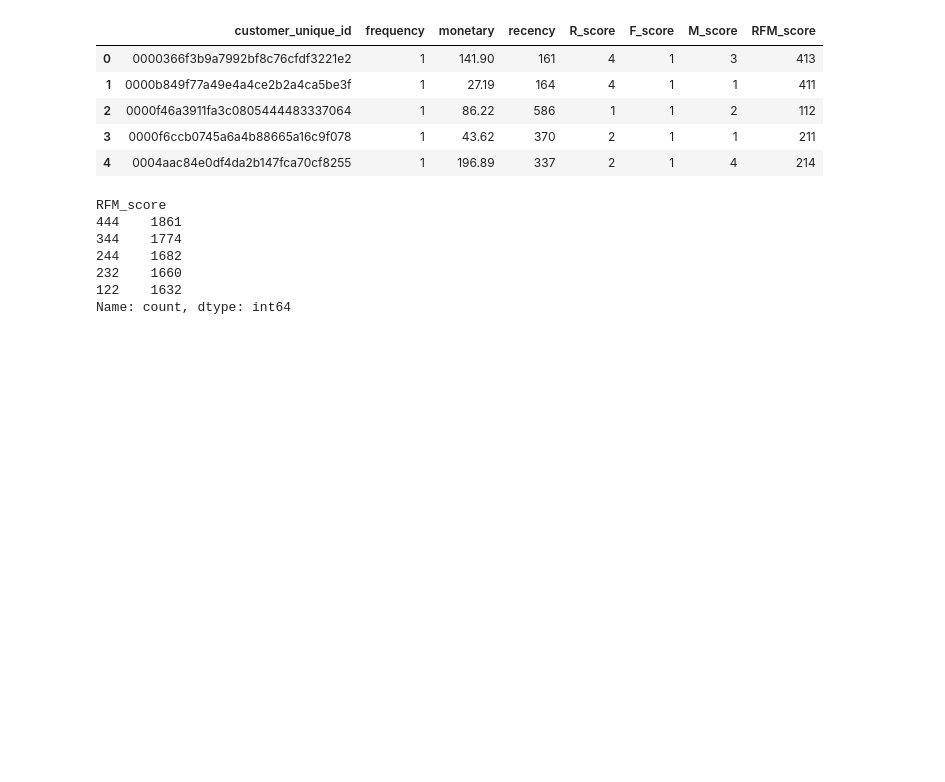
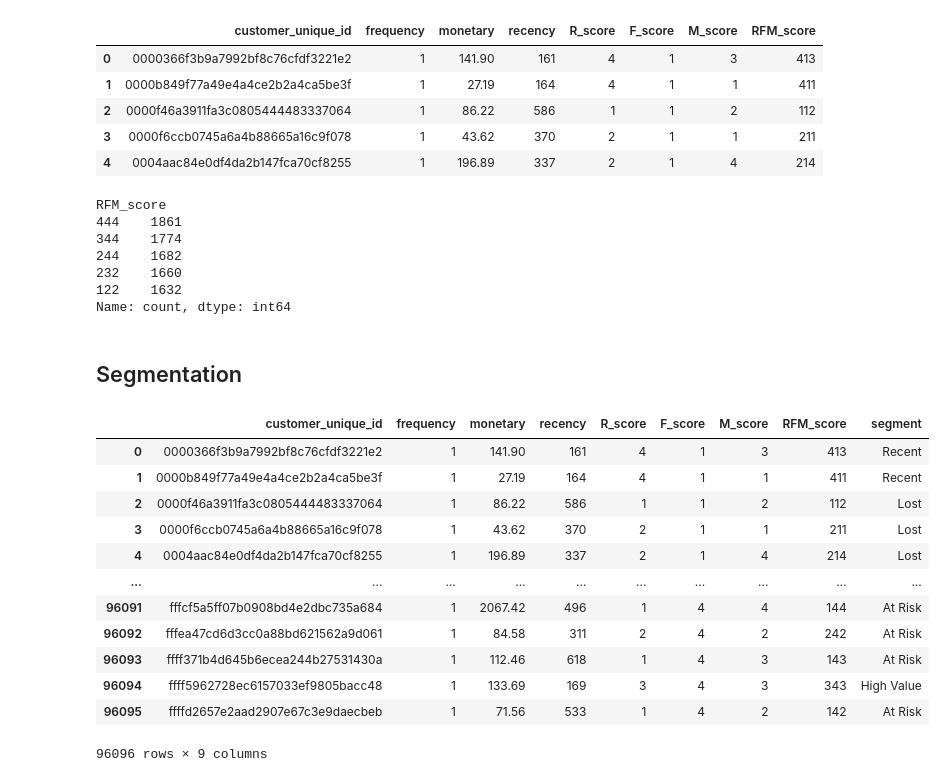
Before and after one commit to NoOne1007/ecommerce-customer-segmentation, a Jupyter notebook: notebooks/01_eda.ipynb, the cells around one changed output. Drawn from its saved outputs; the diff is of its cells as text; code cells hidden in the pictures; blank space fills up the shorter version.

```diff
--- a/notebooks/01_eda.ipynb
+++ b/notebooks/01_eda.ipynb
@@ -498,3 +509,24 @@ RFM_score
 232    1660
 122    1632
 Name: count, dtype: int64
+# %% [markdown]
+## Segmentation
+# %%
+def segment_customer(row):
+    if row["R_score"] >= 3 and row["F_score"] >= 3 and row["M_score"] >= 3:
+        return "High Value"
+
+    elif row["R_score"] >= 3 and row["F_score"] >= 2:
+        return "Loyal"
+
+    elif row["R_score"] >= 3 and row["F_score"] == 1:
+        return "Recent"
+
+    elif row["R_score"] <= 2 and row["F_score"] >= 3:
+        return "At Risk"
+
+    elif row["R_score"] <= 2 and row["F_score"] == 1:
+        return "Lost"
+
+    else:
+        return "Average"
@@ -500,0 +535,16 @@ Name: count, dtype: int64
+# %%
+rfm
+# %% [output]
+|  | customer_unique_id | frequency | monetary | recency | R_score | F_score | M_score | RFM_score | segment |
+| 0 | 0000366f3b9a7992bf8c76cfdf3221e2 | 1 | 141.90 | 161 | 4 | 1 | 3 | 413 | Recent |
+| 1 | 0000b849f77a49e4a4ce2b2a4ca5be3f | 1 | 27.19 | 164 | 4 | 1 | 1 | 411 | Recent |
+| 2 | 0000f46a3911fa3c0805444483337064 | 1 | 86.22 | 586 | 1 | 1 | 2 | 112 | Lost |
+| 3 | 0000f6ccb0745a6a4b88665a16c9f078 | 1 | 43.62 | 370 | 2 | 1 | 1 | 211 | Lost |
+| 4 | 0004aac84e0df4da2b147fca70cf8255 | 1 | 196.89 | 337 | 2 | 1 | 4 | 214 | Lost |
+| ... | ... | ... | ... | ... | ... | ... | ... | ... | ... |
+| 96091 | fffcf5a5ff07b0908bd4e2dbc735a684 | 1 | 2067.42 | 496 | 1 | 4 | 4 | 144 | At Risk |
+| 96092 | fffea47cd6d3cc0a88bd621562a9d061 | 1 | 84.58 | 311 | 2 | 4 | 2 | 242 | At Risk |
+| 96093 | ffff371b4d645b6ecea244b27531430a | 1 | 112.46 | 618 | 1 | 4 | 3 | 143 | At Risk |
+| 96094 | ffff5962728ec6157033ef9805bacc48 | 1 | 133.69 | 169 | 3 | 4 | 3 | 343 | High Value |
+| 96095 | ffffd2657e2aad2907e67c3e9daecbeb | 1 | 71.56 | 533 | 1 | 4 | 2 | 142 | At Risk |
+96096 rows × 9 columns
```
Also changed, not shown: parts of 6 cells of this notebook.
